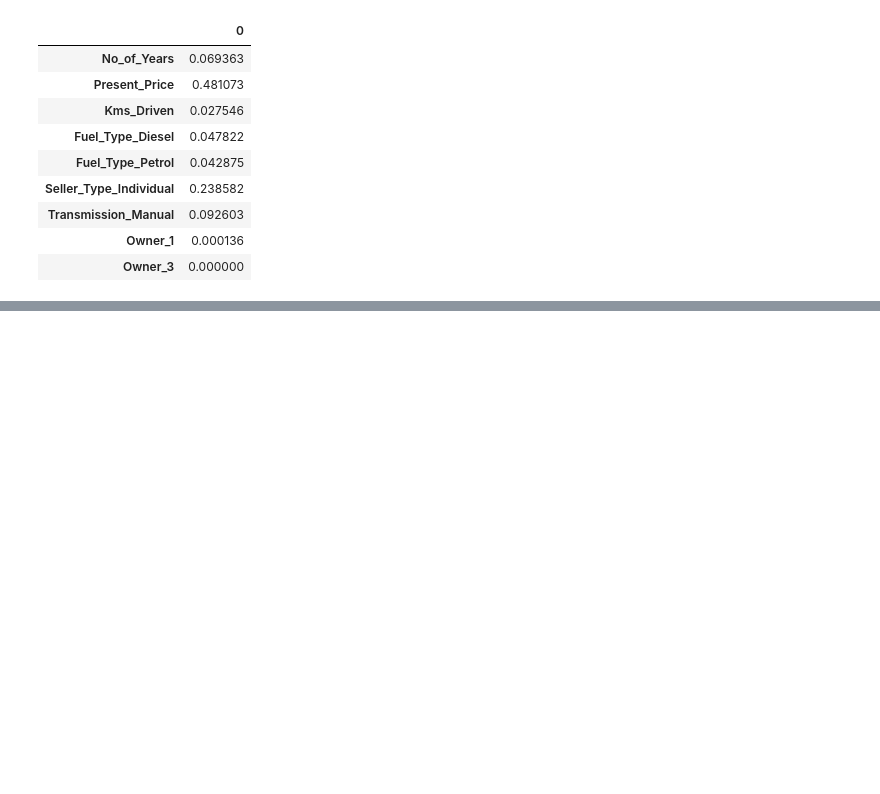
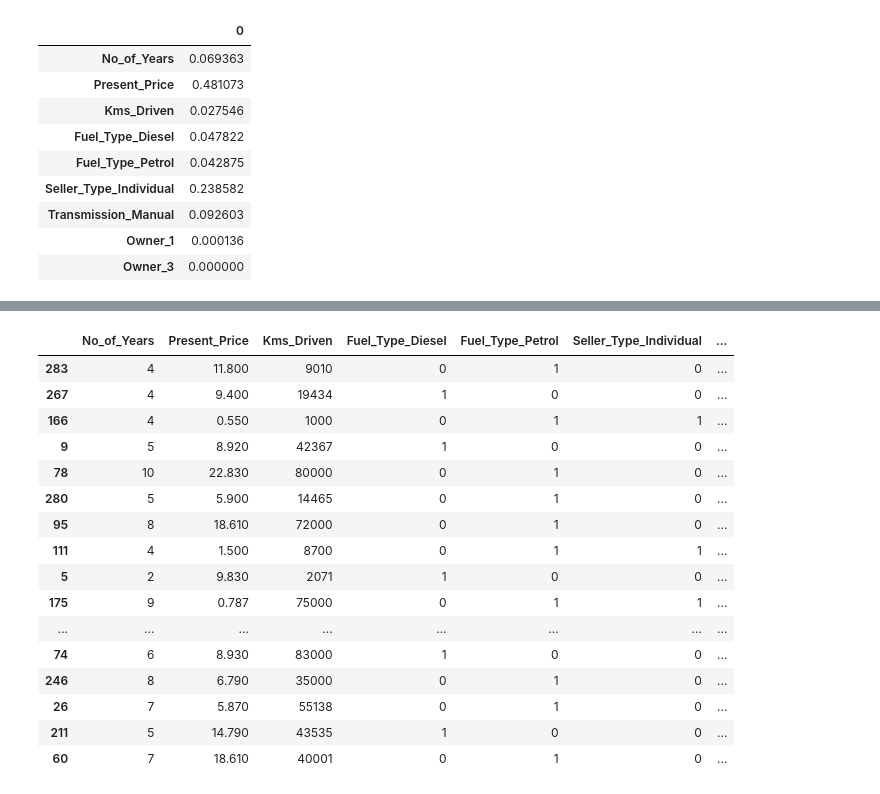
Before and after one commit to AhmAdO9/Machine_learning, a Jupyter notebook: CAR_DEKHO/car_price_prediction.ipynb, the cells around one changed output, grey strips where cells are left out. Saved outputs shown, nothing was run; the diff lists cells and outputs as text; code cells hidden in the pictures; blank space fills up the shorter version.

```diff
--- a/CAR_DEKHO/car_price_prediction.ipynb
+++ b/CAR_DEKHO/car_price_prediction.ipynb
@@ -450,0 +642,20 @@ dataframe
+# %%
+X_test
+# %% [output]
+|  | No_of_Years | Present_Price | Kms_Driven | Fuel_Type_Diesel | Fuel_Type_Petrol | Seller_Type_Individual | ... |
+| 283 | 4 | 11.800 | 9010 | 0 | 1 | 0 | ... |
+| 267 | 4 | 9.400 | 19434 | 1 | 0 | 0 | ... |
+| 166 | 4 | 0.550 | 1000 | 0 | 1 | 1 | ... |
+| 9 | 5 | 8.920 | 42367 | 1 | 0 | 0 | ... |
+| 78 | 10 | 22.830 | 80000 | 0 | 1 | 0 | ... |
+| 280 | 5 | 5.900 | 14465 | 0 | 1 | 0 | ... |
+| 95 | 8 | 18.610 | 72000 | 0 | 1 | 0 | ... |
+| 111 | 4 | 1.500 | 8700 | 0 | 1 | 1 | ... |
+| 5 | 2 | 9.830 | 2071 | 1 | 0 | 0 | ... |
+| 175 | 9 | 0.787 | 75000 | 0 | 1 | 1 | ... |
+| ... | ... | ... | ... | ... | ... | ... | ... |
+| 74 | 6 | 8.930 | 83000 | 1 | 0 | 0 | ... |
+| 246 | 8 | 6.790 | 35000 | 0 | 1 | 0 | ... |
+| 26 | 7 | 5.870 | 55138 | 0 | 1 | 0 | ... |
+| 211 | 5 | 14.790 | 43535 | 1 | 0 | 0 | ... |
+| 60 | 7 | 18.610 | 40001 | 0 | 1 | 0 | ... |
```
Also changed, not shown: parts of 21 cells of this notebook.
